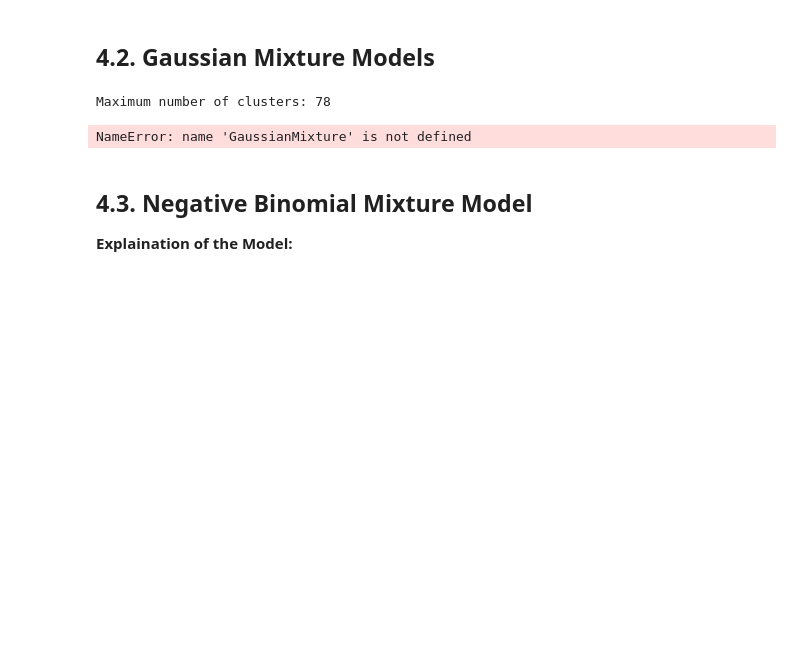
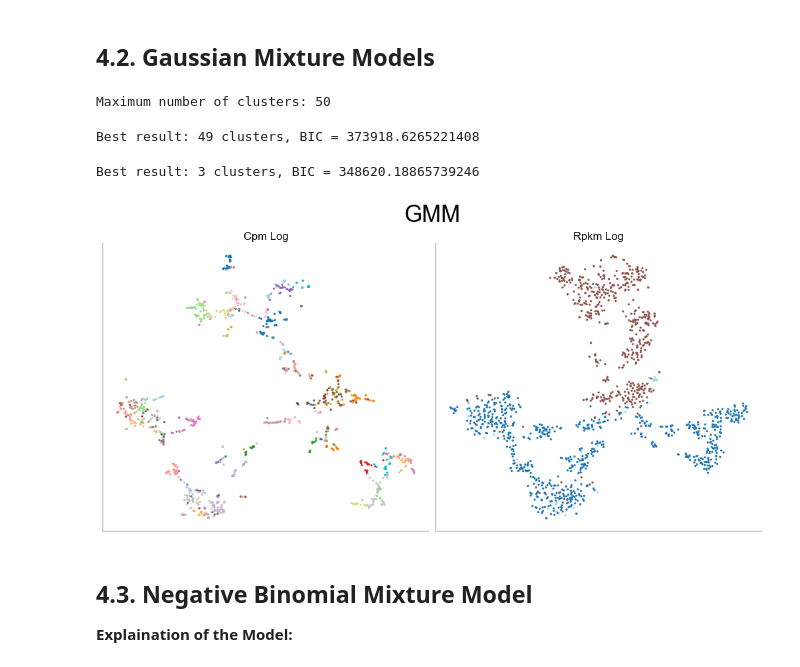
Before and after one commit to H-Kugler/neural-data-science, a Jupyter notebook: final_project/practical03_harri.ipynb, the cells around one changed output. Cells and saved outputs as stored; diff of their text form; code cells hidden in the pictures; blank space fills up the shorter version.

```diff
--- a/final_project/practical03_harri.ipynb
+++ b/final_project/practical03_harri.ipynb
@@ -764,7 +769,7 @@ def choose_n_clusters(
     X: np.ndarray, mm_class, max_clusters: int = 10, min_n_clusters: int = 1
 ):
     min_bic = np.inf
-    for n_clusters in range(min_n_clusters, max_clusters + 1):
+    for n_clusters in tqdm(range(min_n_clusters, max_clusters + 1)):
         mm = mm_class(n_components=n_clusters)
         mm.fit(X)
         bic = mm.bic(X)
@@ -777,7 +782,7 @@ def choose_n_clusters(
 # %%
 _, counts = np.unique(cluster_colors, return_counts=True)
 
-max_n_clusters = np.sum(counts > 0)
+max_n_clusters = 50
 print(f"Maximum number of clusters: {max_n_clusters}")
 gmm_labels = dict()
 for norm_key, sub_dict in pca_results.items():
@@ -787,10 +792,13 @@ for norm_key, sub_dict in pca_results.items():
             pca_result, GaussianMixture, max_n_clusters
         )
 # %% [output]
-Maximum number of clusters: 78
+Maximum number of clusters: 50
-NameError: name 'GaussianMixture' is not defined
+Best result: 49 clusters, BIC = 373918.6265221408
+Best result: 3 clusters, BIC = 348620.18865739246
 # %%
-plot_2d_vis(tsne_results, "GMM", gmm_labels)
+plot_2d_vis(tsne_results, "GMM", gmm_labels, transpose=True)
+# %% [output]
+[figure, added]
 # %% [markdown]
 ## 4.3. Negative Binomial Mixture Model
 
```
Also changed, not shown: parts of 9 cells of this notebook, 1 other file.
